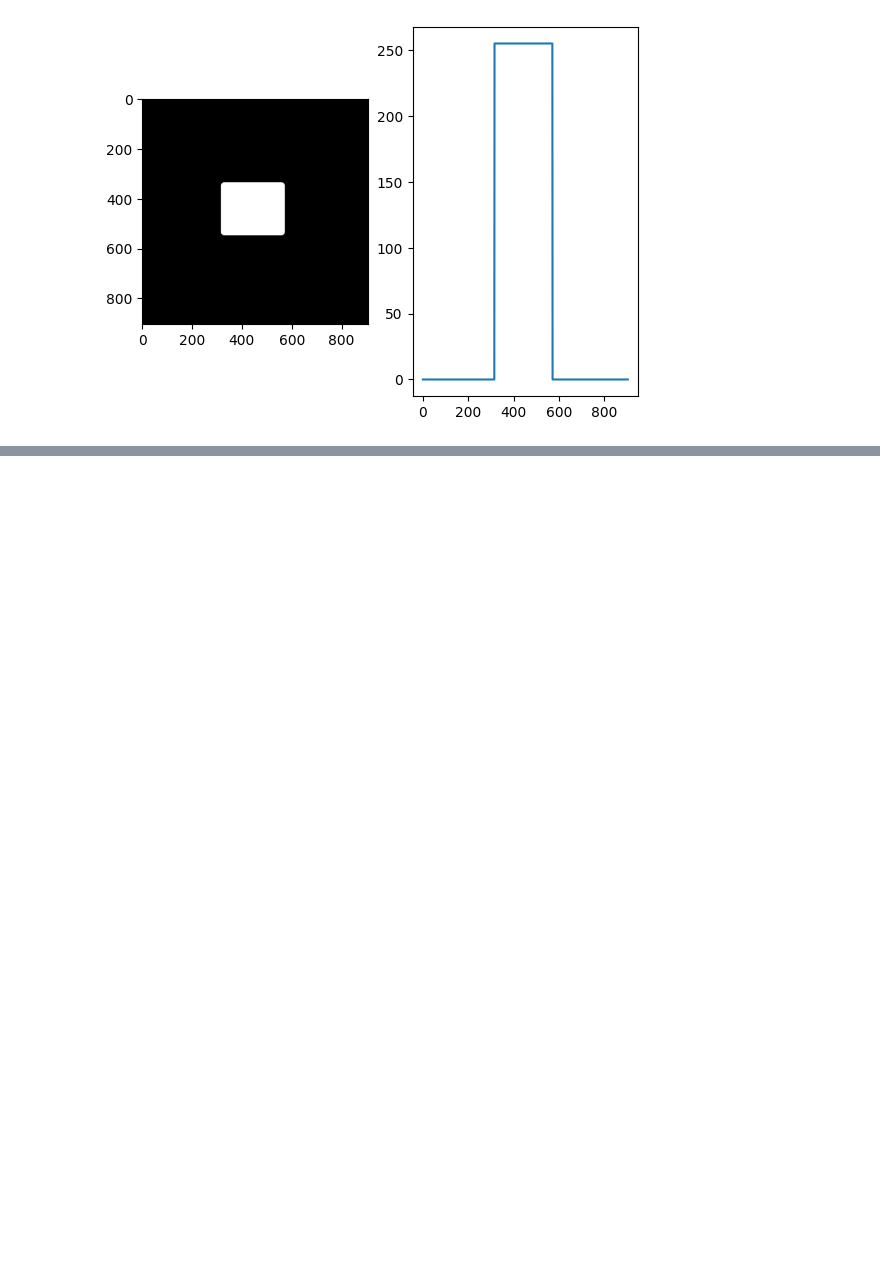
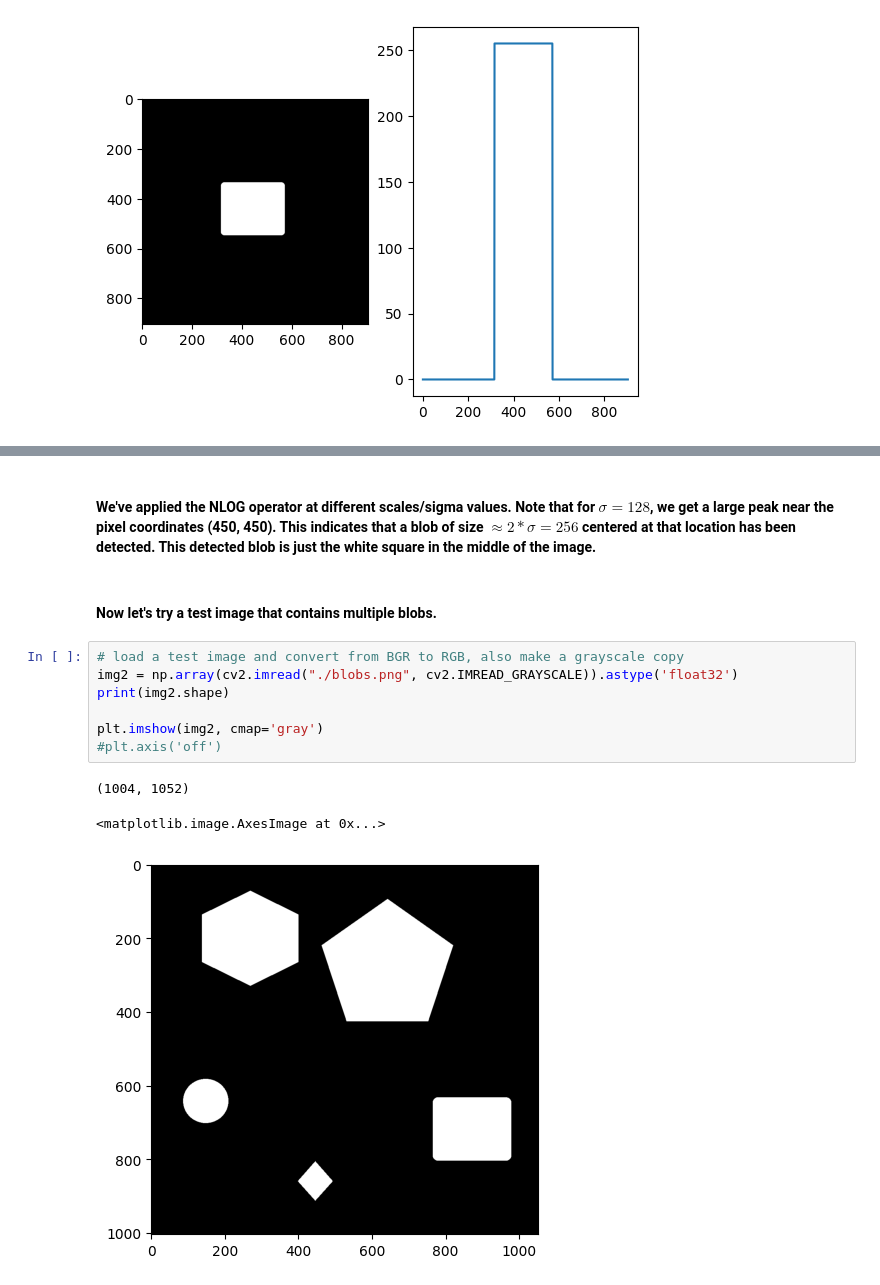
Before and after one commit to tsultan16/Computer_Vision, a Jupyter notebook: feature_detection/blob_detection.ipynb, the cells around one changed output, grey strips where cells are left out. Saved outputs shown, nothing was run; the diff lists cells and outputs as text; blank space fills up the shorter version.

```diff
--- a/feature_detection/blob_detection.ipynb
+++ b/feature_detection/blob_detection.ipynb
@@ -88,0 +72,15 @@ for sigma in sigmas:
+# %% [markdown]
+#### We've applied the NLOG operator at different scales/sigma values. Note that for $\sigma = 128$, we get a large peak near the pixel coordinates (450, 450). This indicates that a blob of size $\approx 2*\sigma = 256$ centered at that location has been detected. This detected blob is just the white square in the middle of the image.
+# %% [markdown]
+#### Now let's try a test image that contains multiple blobs.
+# %%
+# load a test image and convert from BGR to RGB, also make a grayscale copy
+img2 = np.array(cv2.imread("./blobs.png", cv2.IMREAD_GRAYSCALE)).astype('float32')
+print(img2.shape)
+
+plt.imshow(img2, cmap='gray')
+#plt.axis('off')
+# %% [output]
+(1004, 1052)
+<matplotlib.image.AxesImage at 0x...>
+[figure, added]
```
Also changed, not shown: parts of 6 cells of this notebook.
